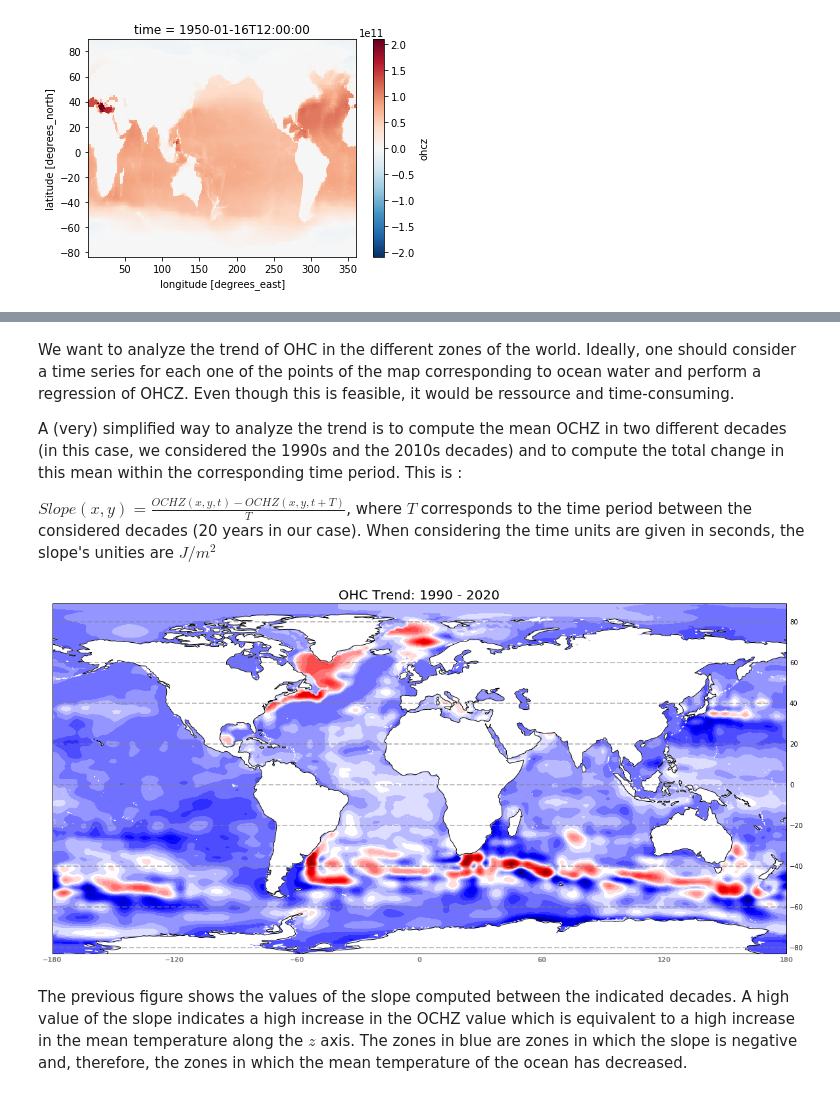
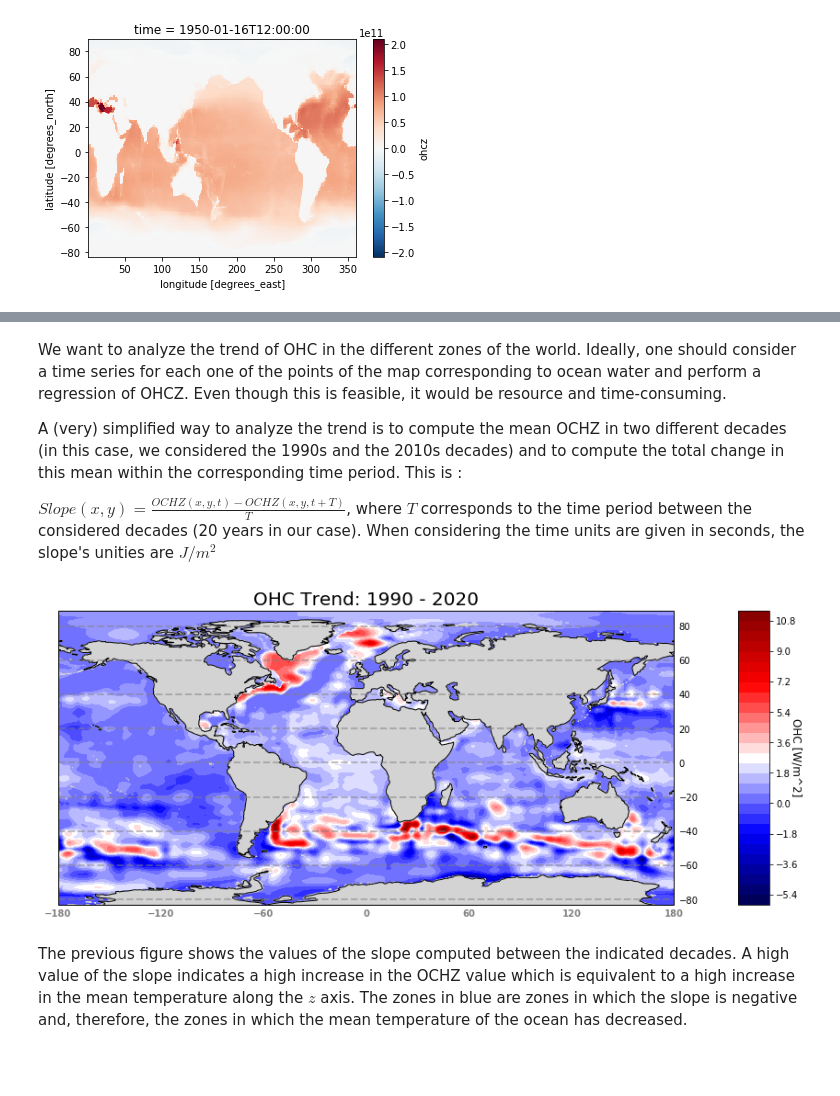
Before and after one commit to obidam/ds2-2020, a Jupyter notebook: project/project5_AGUDELO_MLIKA_RODRIGUEZ.ipynb, the cells around one changed output, grey strips where cells are left out. Drawn from its saved outputs; the diff is of its cells as text; code cells hidden in the pictures; blank space fills up the shorter version.

Commit message:
OHC Trend Plot change

```diff
--- a/project/project5_AGUDELO_MLIKA_RODRIGUEZ.ipynb
+++ b/project/project5_AGUDELO_MLIKA_RODRIGUEZ.ipynb
@@ -470,7 +466,7 @@ Coordinates:
   * lat      (lat) float32 -83.0 -82.0 -81.0 -80.0 -79.0 ... 86.0 87.0 88.0 89.0
   * time     (time) datetime64[ns] 1950-01-16T12:00:00 1950-02-15 ... 2019-04-16
 # %% [markdown]
-We want to analyze the trend of OHC in the different zones of the world. Ideally, one should consider a time series for each one of the points of the map corresponding to ocean water and perform a regression of OHCZ. Even though this is feasible, it would be ressource and time-consuming.
+We want to analyze the trend of OHC in the different zones of the world. Ideally, one should consider a time series for each one of the points of the map corresponding to ocean water and perform a regression of OHCZ. Even though this is feasible, it would be resource and time-consuming.
 
 A (very) simplified way to analyze the trend is to compute the mean OCHZ in two different decades (in this case, we considered the 1990s and the 2010s decades) and to compute the total change in this mean within the corresponding time period. This is :
 
@@ -482,25 +478,46 @@ dm['slope'] = (dm['mean_10_20']-dm['mean_90_00'])/(20*365.2*3600*24)
 # %%
 import cartopy.feature as cfeature
 from cartopy import config
 import cartopy.crs as ccrs
 from cartopy.util import add_cyclic_point
 
+
+#plt.figure(figsize=(12,8))
+
 data, lon = add_cyclic_point(dm['slope'].values, coord=dm['lon'].values)
-ax = plt.axes(projection=ccrs.PlateCarree())
+
+# set up the plot
+proj = ccrs.PlateCarree()
+
+f, ax = plt.subplots(1, 1,figsize=(12,8), subplot_kw=dict(projection=proj))
+h = ax.contourf(lon, dm['lat'].values, data, transform=proj,levels=30,cmap='seismic')
+
 plt.title('OHC Trend: 1990 - 2020',fontsize=20)
-plt.contourf(lon, dm['lat'].values, data, transform=ccrs.PlateCarree(),levels=30,cmap='seismic')
-ax.add_feature(cfeature.NaturalEarthFeature('physical', 'land', '50m', edgecolor='face', facecolor='w'))
+ax.add_feature(cfeature.NaturalEarthFeature('physical', 'land', '50m', edgecolor='face', facecolor='lightgray'))
 ax.coastlines()
 gl = ax.gridlines(crs=ccrs.PlateCarree(), draw_labels=True,linewidth=2, color='gray', alpha=0.5, linestyle='--')
 gl.xlabels_top = False
 gl.ylabels_left = False
 gl.xlines = False
 
 gl.xlabel_style = {'size': 15, 'color': 'gray'}
 gl.xlabel_style = {'color': 'gray', 'weight': 'bold'}
+
+#get size and extent of axes:
+axpos = ax.get_position()
+pos_x = axpos.x0+axpos.width + 0.08# + 0.25*axpos.width
+pos_y = axpos.y0
+cax_width = 0.04
+cax_height = axpos.height
+#create new axes where the colorbar should go.
+#it should be next to the original axes and have the same height!
+pos_cax = f.add_axes([pos_x,pos_y,cax_width,cax_height])
+
+cbar = plt.colorbar(h, cax=pos_cax)
+cbar.set_label('OHC [W/m^2]', rotation=270,fontsize=12)
 plt.show()
 # %% [output]
-[figure, old version]
+[figure, new version]
 # %% [markdown]
 The previous figure shows the values of the slope computed between the indicated decades. A high value of the slope indicates a high increase in the OCHZ value which is equivalent to a high increase in the mean temperature along the $z$ axis. The zones in blue are zones in which the slope is negative and, therefore, the zones in which the mean temperature of the ocean has decreased.
 # %% [markdown]
```
Also changed, not shown: parts of 14 cells of this notebook.
